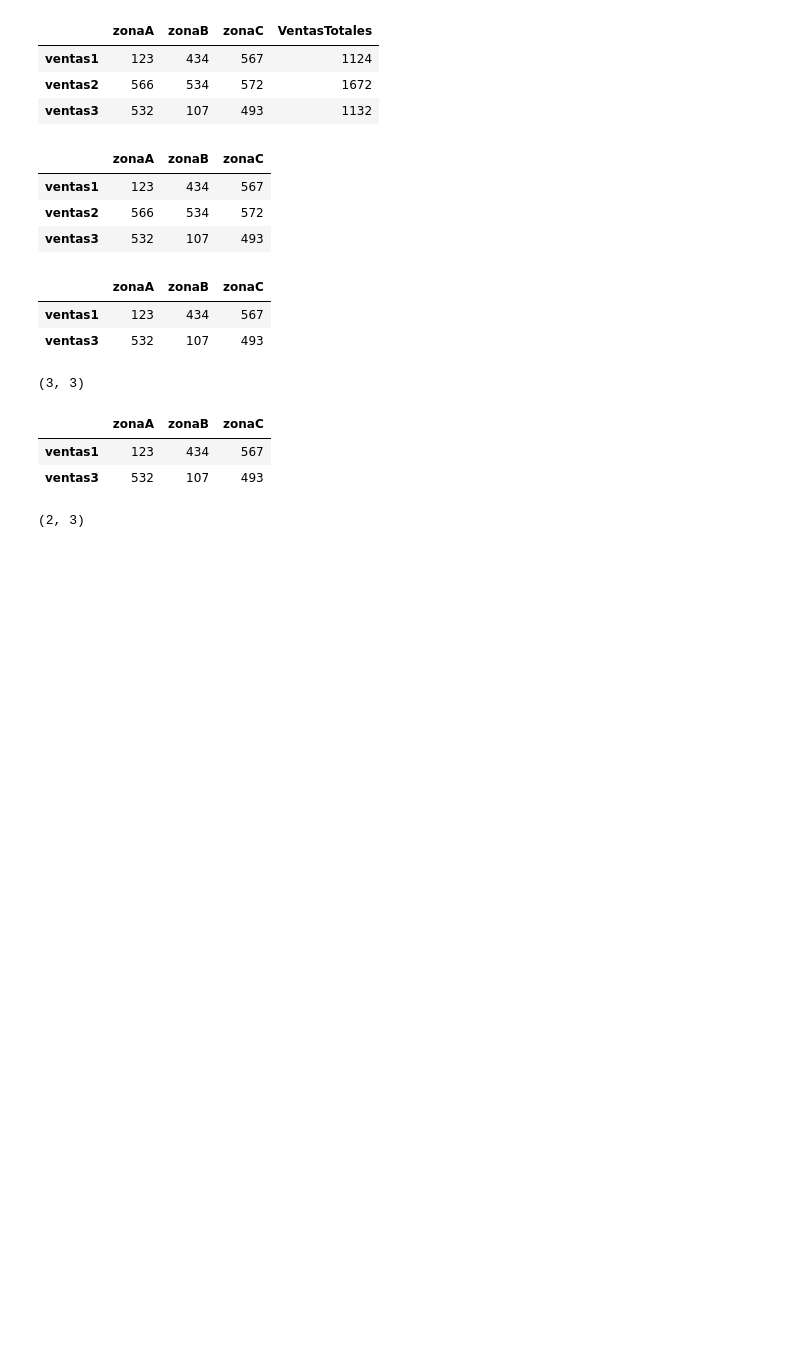
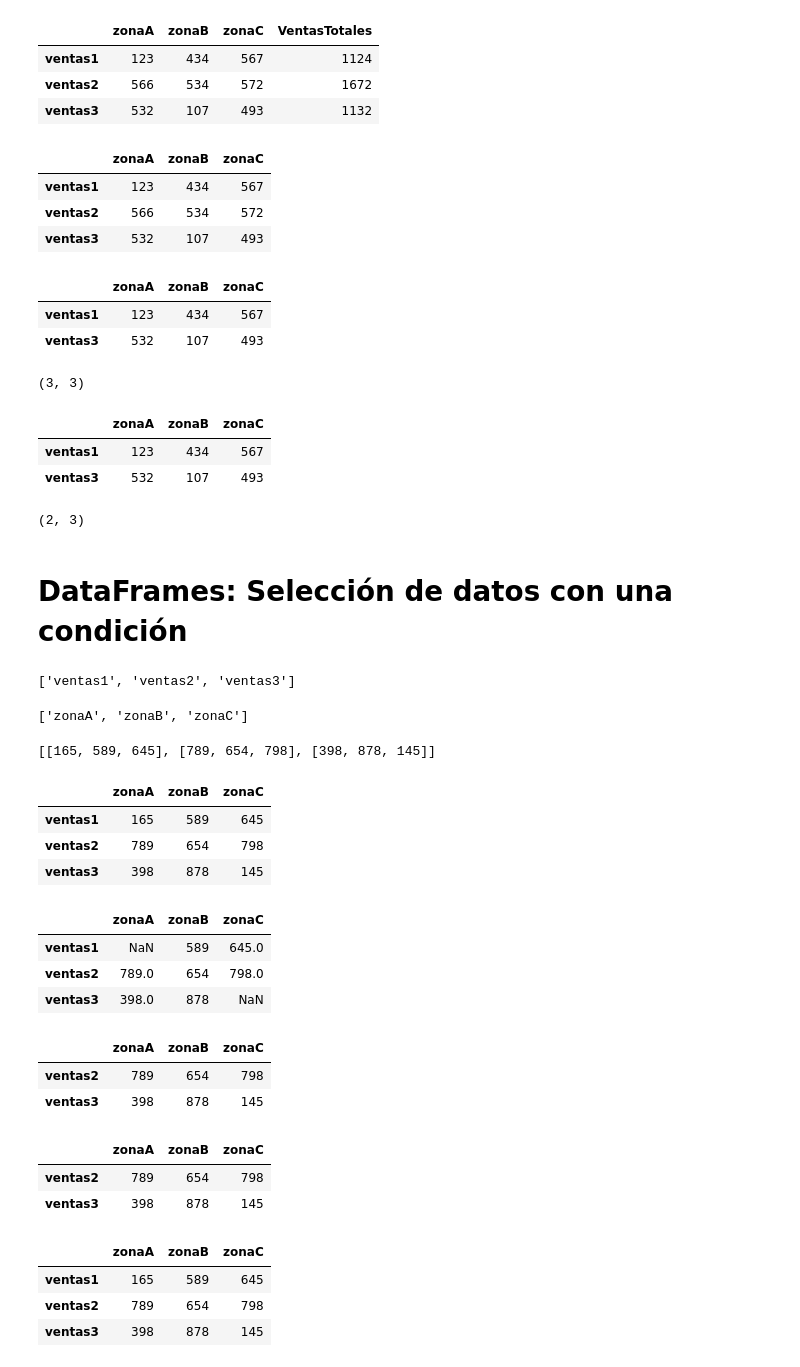
Before and after one commit to juandifs00/Trabajos_Personales, a Jupyter notebook: Curso_ML_Python/dataframes.ipynb, the cells around one changed output. Saved outputs shown, nothing was run; the diff lists cells and outputs as text; code cells hidden in the pictures; blank space fills up the shorter version.

```diff
--- a/Curso_ML_Python/dataframes.ipynb
+++ b/Curso_ML_Python/dataframes.ipynb
@@ -82,3 +82,28 @@ dataframe
 dataframe.shape
 # %% [output]
 (2, 3)
+# %% [markdown]
+# DataFrames: Selección de datos con una condición
+# %%
+fila = 'ventas1 ventas2 ventas3'.split()
+fila
+# %% [output]
+['ventas1', 'ventas2', 'ventas3']
+# %%
+columna = 'zonaA zonaB zonaC'.split()
+columna
+# %% [output]
+['zonaA', 'zonaB', 'zonaC']
+# %%
+dato = [[165, 589, 645], [789,654,798], [398,878,145]]
+dato
+# %% [output]
+[[165, 589, 645], [789, 654, 798], [398, 878, 145]]
+# %%
+DF = pd.DataFrame(dato, fila, columna)
+DF
+# %% [output]
+|  | zonaA | zonaB | zonaC |
+| ventas1 | 165 | 589 | 645 |
+| ventas2 | 789 | 654 | 798 |
+| ventas3 | 398 | 878 | 145 |
@@ -84,0 +112,29 @@ dataframe.shape
+# %%
+DF[condicion]
+# %% [output]
+|  | zonaA | zonaB | zonaC |
+| ventas1 | NaN | 589 | 645.0 |
+| ventas2 | 789.0 | 654 | 798.0 |
+| ventas3 | 398.0 | 878 | NaN |
+# %%
+condicion1 = DF['zonaA'] > 200
+DF[condicion1]
+# %% [output]
+|  | zonaA | zonaB | zonaC |
+| ventas2 | 789 | 654 | 798 |
+| ventas3 | 398 | 878 | 145 |
+# %%
+condicion2 = (DF['zonaA'] > 200) & (DF['zonaB'] > 50)
+DF[condicion2]
+# %% [output]
+|  | zonaA | zonaB | zonaC |
+| ventas2 | 789 | 654 | 798 |
+| ventas3 | 398 | 878 | 145 |
+# %%
+condicion3 = (DF['zonaA'] > 200) | (DF['zonaB'] > 50)
+DF[condicion3]
+# %% [output]
+|  | zonaA | zonaB | zonaC |
+| ventas1 | 165 | 589 | 645 |
+| ventas2 | 789 | 654 | 798 |
+| ventas3 | 398 | 878 | 145 |
```
Also changed, not shown: parts of 15 cells of this notebook.
